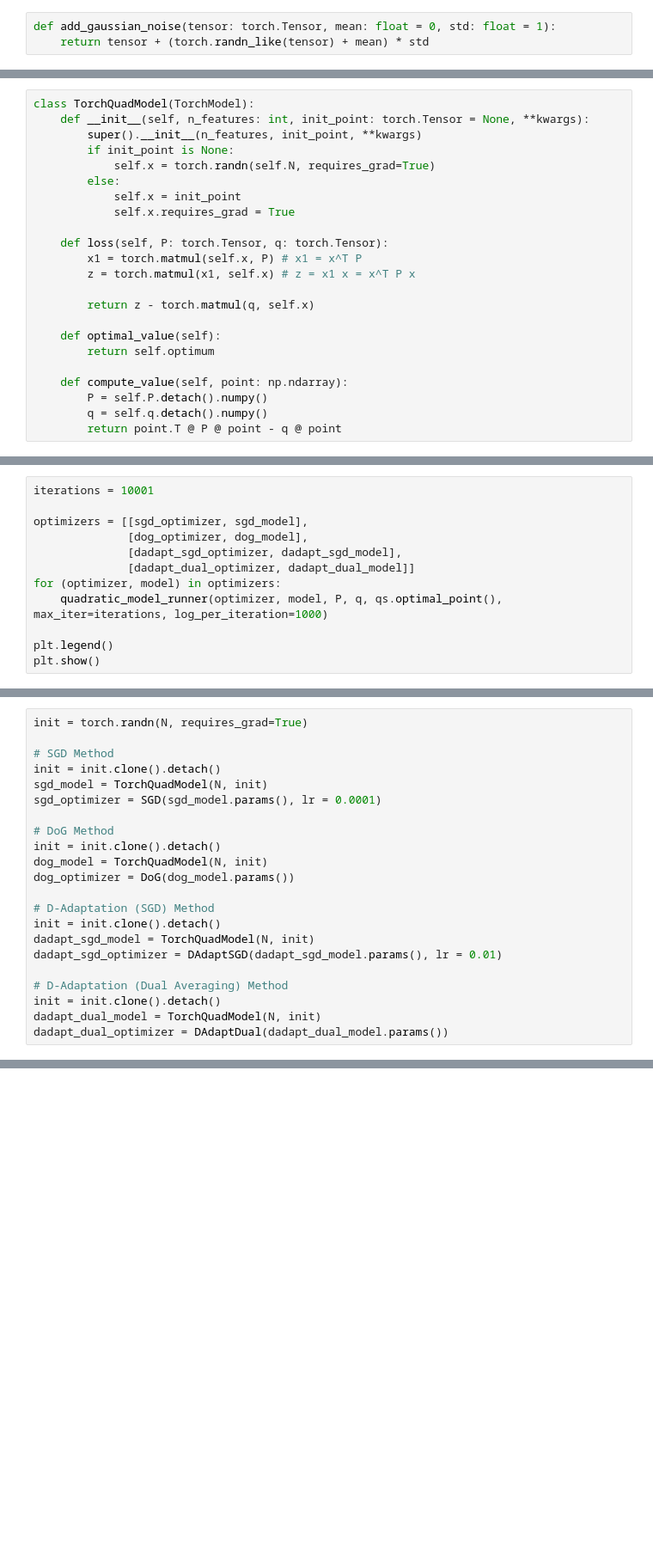
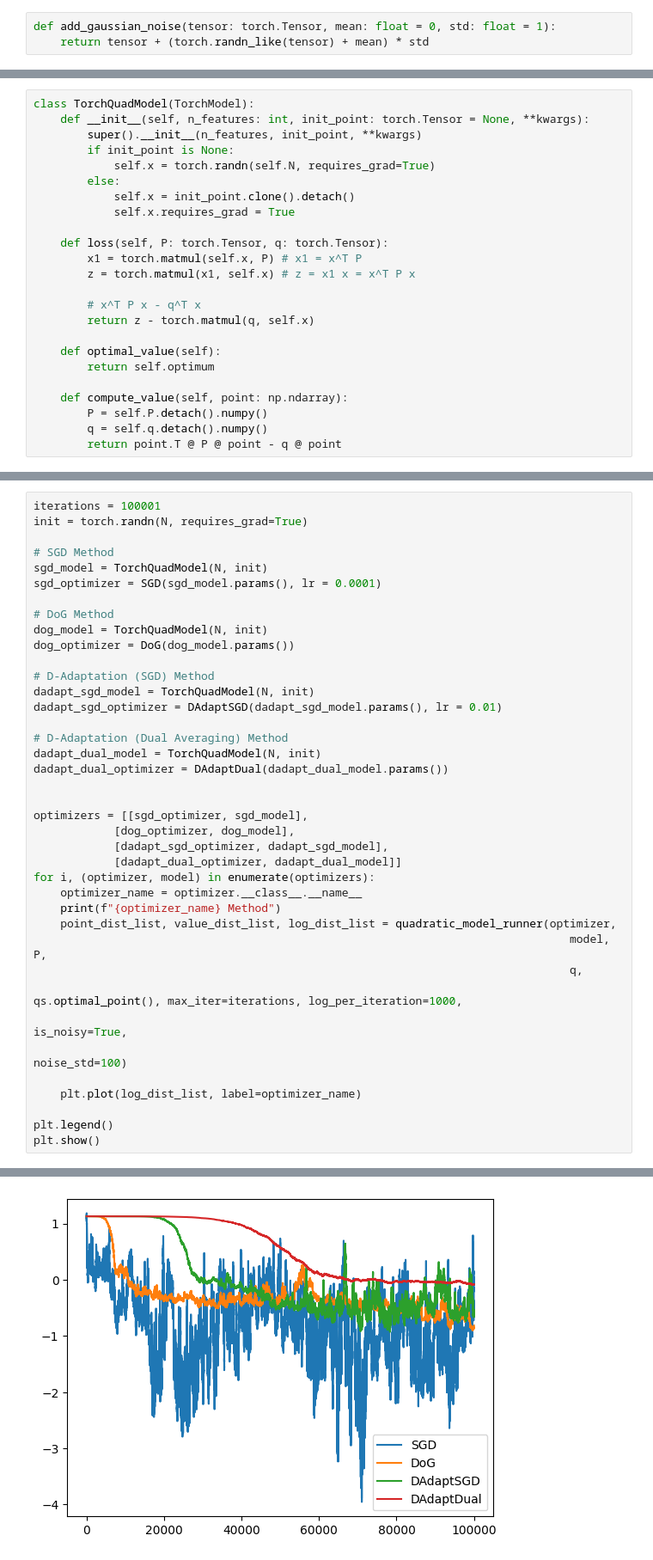
Before and after one commit to MohammadMoshtagh/adaptive-methods, a Jupyter notebook: adaptive_methods.ipynb, the cells around one changed output, grey strips where cells are left out. Shown at 86% size. Saved outputs shown, nothing was run; the diff lists cells and outputs as text; blank space fills up the shorter version.

```diff
--- a/adaptive_methods.ipynb
+++ b/adaptive_methods.ipynb
@@ -84,13 +86,14 @@ class TorchQuadModel(TorchModel):
         if init_point is None:
             self.x = torch.randn(self.N, requires_grad=True)
         else:
-            self.x = init_point
+            self.x = init_point.clone().detach()
             self.x.requires_grad = True
 
     def loss(self, P: torch.Tensor, q: torch.Tensor):
         x1 = torch.matmul(self.x, P) # x1 = x^T P
         z = torch.matmul(x1, self.x) # z = x1 x = x^T P x
 
+        # x^T P x - q^T x
         return z - torch.matmul(q, self.x)
 
     def optimal_value(self):
@@ -157,12 +238,0 @@ dadapt_dual_optimizer = DAdaptDual(dadapt_dual_model.params())
-# %%
-iterations = 10001
-
-optimizers = [[sgd_optimizer, sgd_model],
-              [dog_optimizer, dog_model],
-              [dadapt_sgd_optimizer, dadapt_sgd_model],
-              [dadapt_dual_optimizer, dadapt_dual_model]]
-for (optimizer, model) in optimizers:
-    quadratic_model_runner(optimizer, model, P, q, qs.optimal_point(), max_iter=iterations, log_per_iteration=1000)
-
-plt.legend()
-plt.show()
@@ -194,22 +251,40 @@ D-Adapt (DA) optimal point:     -1.2391130924224854
 # %%
+iterations = 100001
 init = torch.randn(N, requires_grad=True)
 
 # SGD Method
-init = init.clone().detach()
 sgd_model = TorchQuadModel(N, init)
 sgd_optimizer = SGD(sgd_model.params(), lr = 0.0001)
 
 # DoG Method
-init = init.clone().detach()
 dog_model = TorchQuadModel(N, init)
 dog_optimizer = DoG(dog_model.params())
 
 # D-Adaptation (SGD) Method
-init = init.clone().detach()
 dadapt_sgd_model = TorchQuadModel(N, init)
 dadapt_sgd_optimizer = DAdaptSGD(dadapt_sgd_model.params(), lr = 0.01)
 
 # D-Adaptation (Dual Averaging) Method
-init = init.clone().detach()
 dadapt_dual_model = TorchQuadModel(N, init)
 dadapt_dual_optimizer = DAdaptDual(dadapt_dual_model.params())
+
+
+optimizers = [[sgd_optimizer, sgd_model],
+            [dog_optimizer, dog_model],
+            [dadapt_sgd_optimizer, dadapt_sgd_model],
+            [dadapt_dual_optimizer, dadapt_dual_model]]
+for i, (optimizer, model) in enumerate(optimizers):
+    optimizer_name = optimizer.__class__.__name__
+    print(f"{optimizer_name} Method")
+    point_dist_list, value_dist_list, log_dist_list = quadratic_model_runner(optimizer,
+                                                                                model, P,
+                                                                                q,
+                                                                                qs.optimal_point(), max_iter=iterations, log_per_iteration=1000,
+                                                                                is_noisy=True,
+                                                                                noise_std=100)
+
+    plt.plot(log_dist_list, label=optimizer_name)
+
+plt.legend()
+plt.show()
+# %% [output]
@@ -215,0 +306 @@ dadapt_dual_optimizer = DAdaptDual(dadapt_dual_model.params())
+[figure, added]
```
Also changed, not shown: parts of 11 cells of this notebook, 3 other files.
